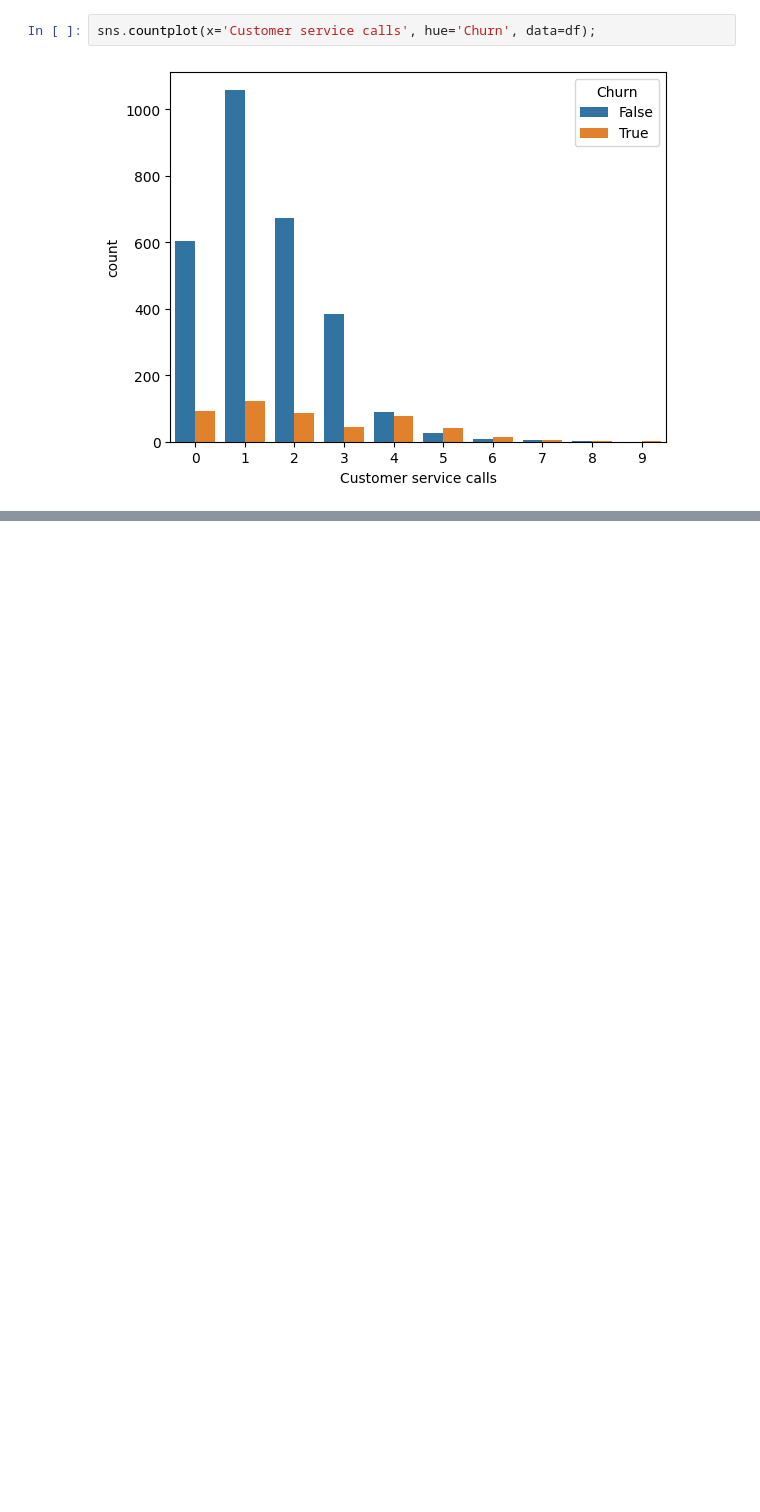
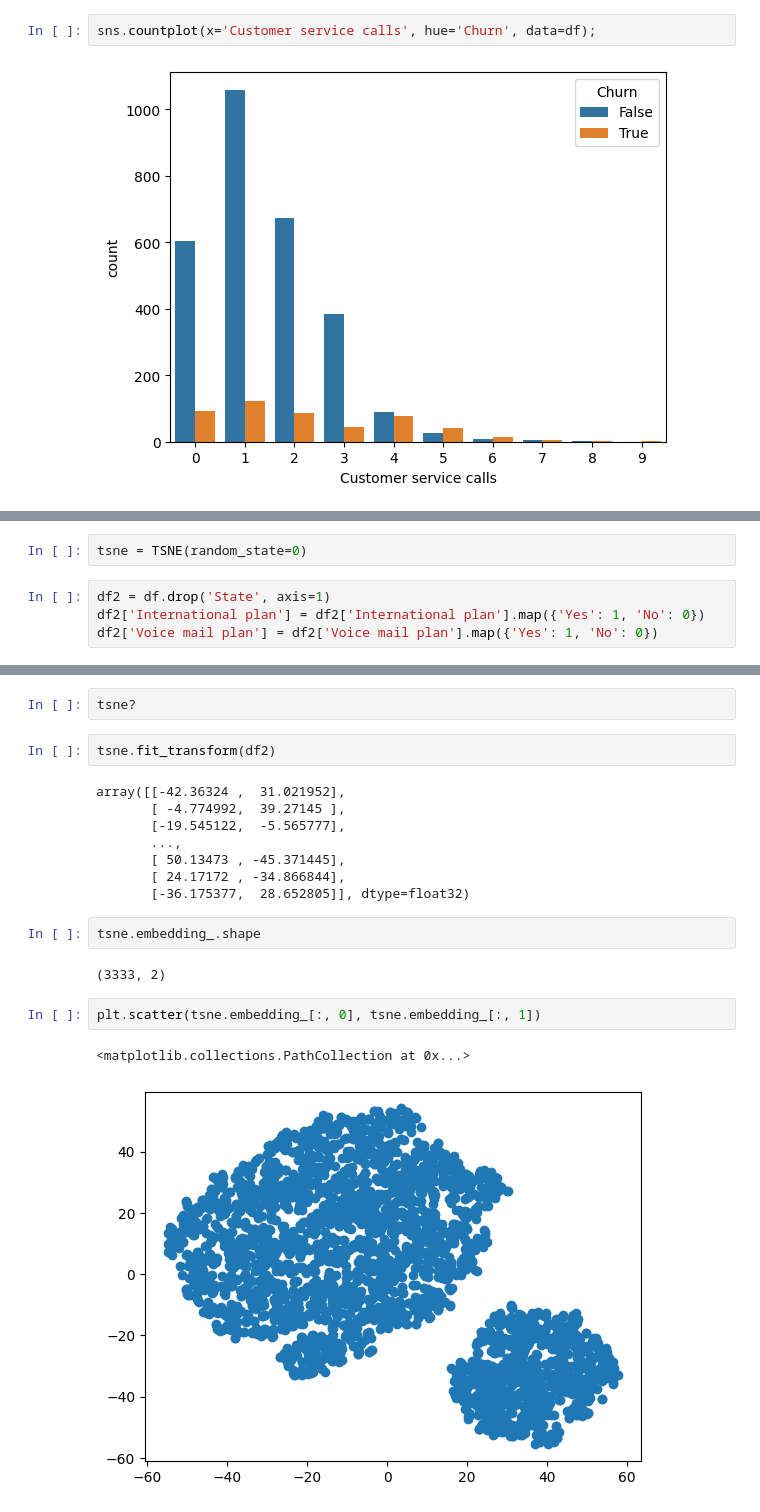
Before and after one commit to Venchislav/Data-Science, a Jupyter notebook: plots2.ipynb, the cells around one changed output, grey strips where cells are left out. Cells and saved outputs as stored; diff of their text form; blank space fills up the shorter version.

```diff
--- a/plots2.ipynb
+++ b/plots2.ipynb
@@ -34,0 +46,6 @@ sns.countplot(x='Customer service calls', hue='Churn', data=df);
+# %%
+tsne = TSNE(random_state=0)
+# %%
+df2 = df.drop('State', axis=1)
+df2['International plan'] = df2['International plan'].map({'Yes': 1, 'No': 0})
+df2['Voice mail plan'] = df2['Voice mail plan'].map({'Yes': 1, 'No': 0})
@@ -34,0 +61,21 @@ sns.countplot(x='Customer service calls', hue='Churn', data=df);
+# %%
+tsne?
+# %%
+tsne.fit_transform(df2)
+# %% [output]
+array([[-42.36324 ,  31.021952],
+       [ -4.774992,  39.27145 ],
+       [-19.545122,  -5.565777],
+       ...,
+       [ 50.13473 , -45.371445],
+       [ 24.17172 , -34.866844],
+       [-36.175377,  28.652805]], dtype=float32)
+# %%
+tsne.embedding_.shape
+# %% [output]
+(3333, 2)
+# %%
+plt.scatter(tsne.embedding_[:, 0], tsne.embedding_[:, 1])
+# %% [output]
+<matplotlib.collections.PathCollection at 0x...>
+[figure, added]
```
Also changed, not shown: parts of 7 cells of this notebook.
